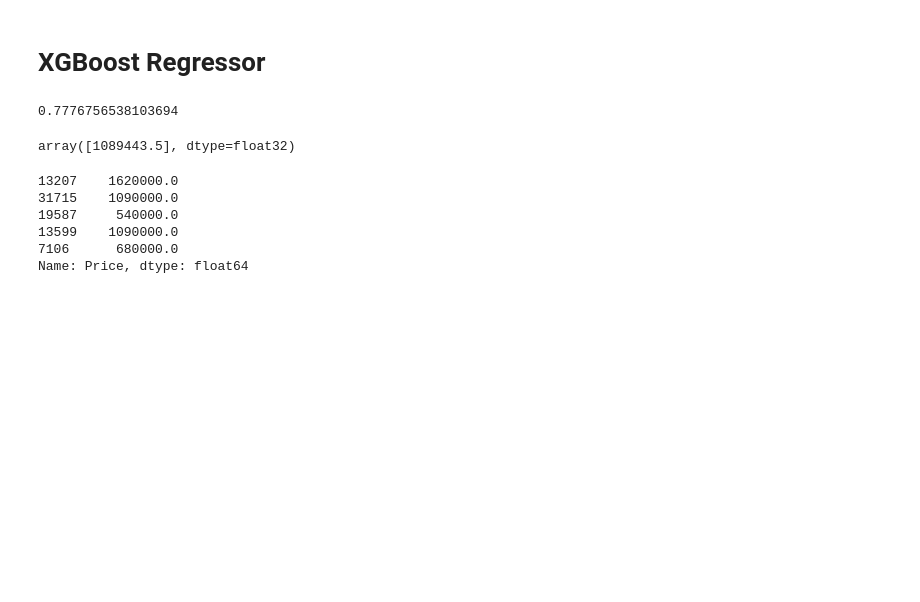
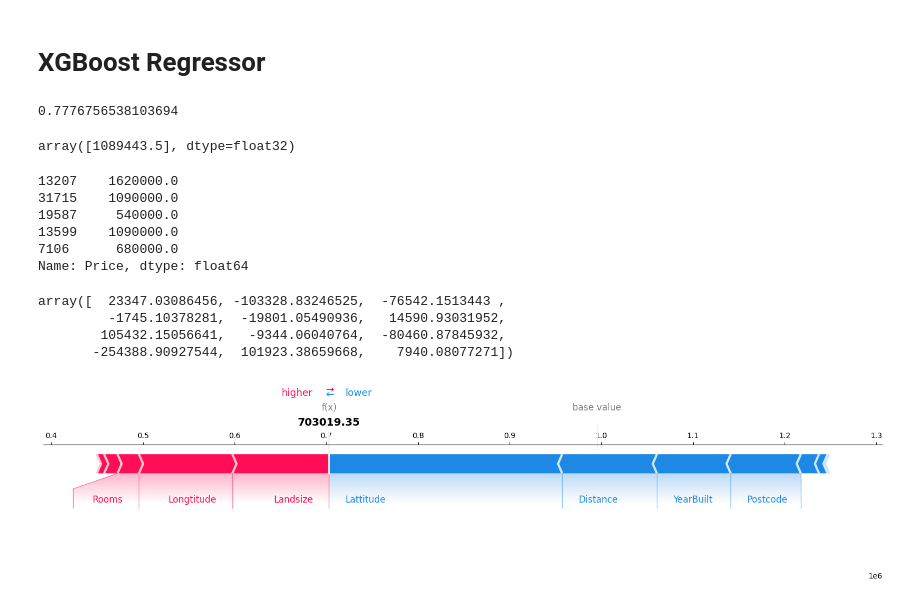
Before and after one commit to juanmaramirezgarcia/mlops_course_materials, a Jupyter notebook: 11 Shap/shap_melbourne.ipynb, the cells around one changed output. Saved outputs shown, nothing was run; the diff lists cells and outputs as text; code cells hidden in the pictures; blank space fills up the shorter version.

```diff
--- a/11 Shap/shap_melbourne.ipynb
+++ b/11 Shap/shap_melbourne.ipynb
@@ -196,0 +200,11 @@ Name: Price, dtype: float64
+# %%
+shap_values[1]
+# %% [output]
+array([  23347.03086456, -103328.83246525,  -76542.1513443 ,
+         -1745.10378281,  -19801.05490936,   14590.93031952,
+        105432.15056641,   -9344.06040764,  -80460.87845932,
+       -254388.90927544,  101923.38659668,    7940.08077271])
+# %%
+shap.force_plot(explainer.expected_value, shap_values[1], feature_names=val_X.columns, matplotlib=True)
+# %% [output]
+[figure, added]
```
Also changed, not shown: parts of 5 cells of this notebook.
